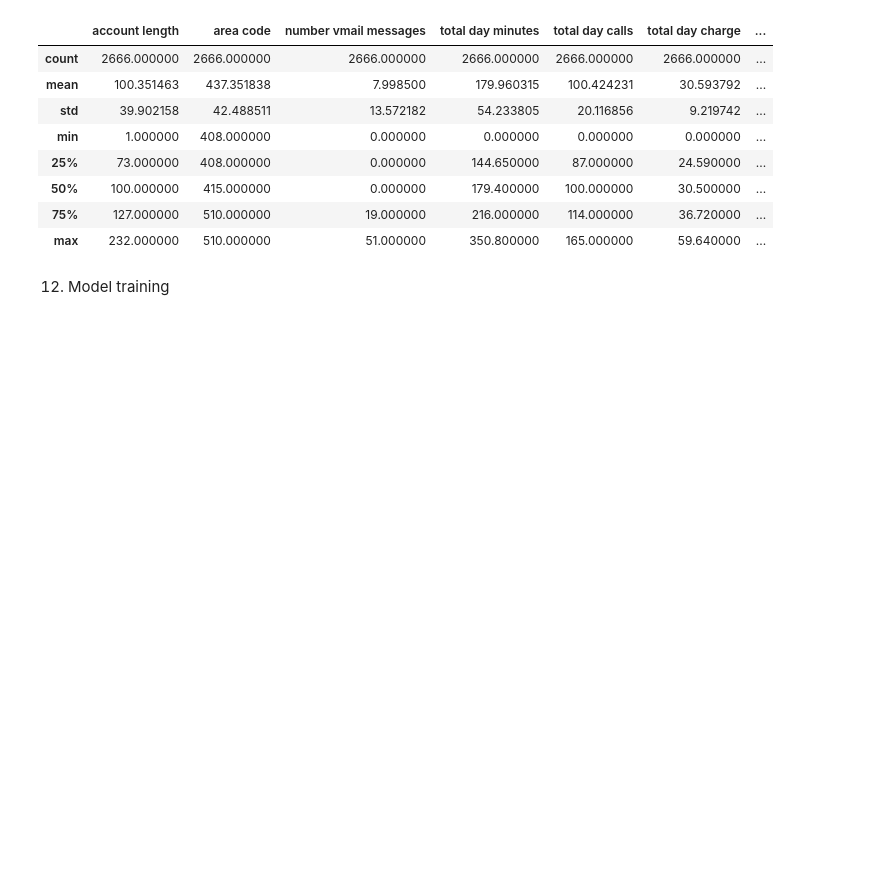
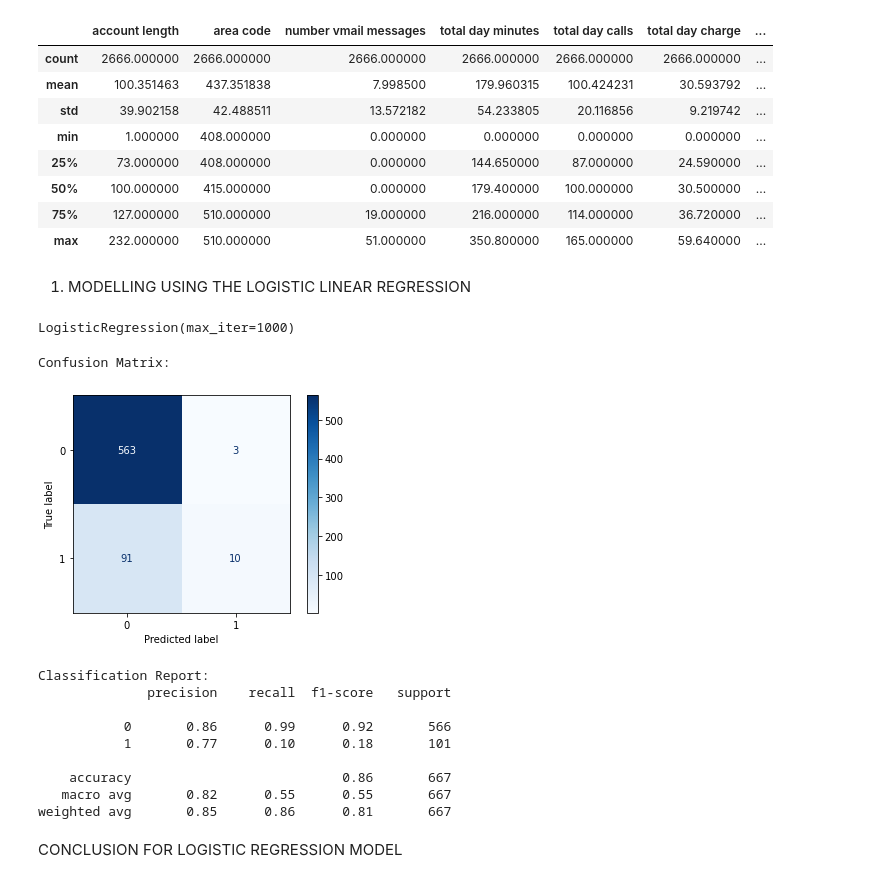
Before and after one commit to Wawirep/Syriatel-telcom-phase-3-project, a Jupyter notebook: index.ipynbfinal.ipynb, the cells around one changed output. Drawn from its saved outputs; the diff is of its cells as text; code cells hidden in the pictures; blank space fills up the shorter version.

```diff
--- a/index.ipynbfinal.ipynb
+++ b/index.ipynbfinal.ipynb
@@ -787,6 +649,6 @@ Upper Bound: 34.6656253895372
 # %%
-#Load the dataset afresh to confirm the columns present
-df = pd.read_csv("C:\\Users\\User\\OneDrive\\Desktop\\bigml_59c28831336c6604c800002a.csv")
+# Reload the dataset
+df = pd.read_csv("C:\\Users\\User\\OneDrive\\Desktop\\phase_3_project\\Syriatel-telcom-phase-3-project\\bigml_59c28831336c6604c800002a.csv")
 
 # Check the columns
 print("Columns in DataFrame:", df.columns)
@@ -1044,5 +906,56 @@ X_train.describe()
 | 50% | 100.000000 | 415.000000 | 0.000000 | 179.400000 | 100.000000 | 30.500000 | ... |
 | 75% | 127.000000 | 510.000000 | 19.000000 | 216.000000 | 114.000000 | 36.720000 | ... |
 | max | 232.000000 | 510.000000 | 51.000000 | 350.800000 | 165.000000 | 59.640000 | ... |
-# %% [markdown]
-12. Model training
+# %%
+# Drop columns with object data types and the target column
+df_numeric = df.drop(columns=['state', 'phone number', 'international plan', 'voice mail plan'])
+
+# Drop the 'churn' column from the features and store it separately as the target
+X = df_numeric.drop(columns=['churn'])
+y = df_numeric['churn']
+
+# Optionally, you can encode 'churn' if it's not already in numeric format
+# y = y.astype(int)  # Uncomment if 'churn' is not already numeric
+
+# Split the data into training and testing sets
+X_train, X_test, y_train, y_test = train_test_split(X, y, test_size=0.2, random_state=42)
+
+# Standardize the features
+scaler = StandardScaler()
+X_train = scaler.fit_transform(X_train)
+X_test = scaler.transform(X_test)
+# %% [markdown]
+1. MODELLING USING THE LOGISTIC LINEAR REGRESSION
+# %%
+# Initialize and fit the logistic regression model
+model = LogisticRegression(max_iter=1000)
+model.fit(X_train, y_train)
+# %% [output]
+LogisticRegression(max_iter=1000)
+# %%
+# Make predictions
+y_pred = model.predict(X_test)
+
+# Evaluate the model
+print("\nConfusion Matrix:")
+cm = confusion_matrix(y_test, y_pred)
+disp = ConfusionMatrixDisplay(confusion_matrix=cm)
+disp.plot(cmap=plt.cm.Blues)
+plt.show()
+
+print("\nClassification Report:")
+print(classification_report(y_test, y_pred))
+# %% [output]
+Confusion Matrix:
+[figure, added]
+Classification Report:
+              precision    recall  f1-score   support
+
+           0       0.86      0.99      0.92       566
+           1       0.77      0.10      0.18       101
+
+    accuracy                           0.86       667
+   macro avg       0.82      0.55      0.55       667
+weighted avg       0.85      0.86      0.81       667
+# %% [markdown]
+CONCLUSION FOR LOGISTIC REGRESSION MODEL
```
Also changed, not shown: parts of 56 cells of this notebook.
